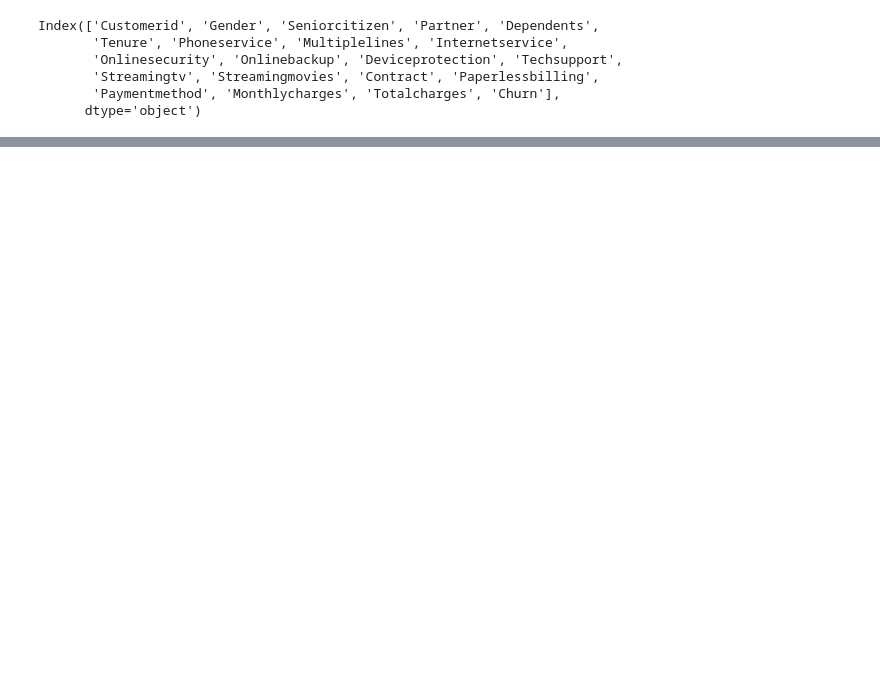
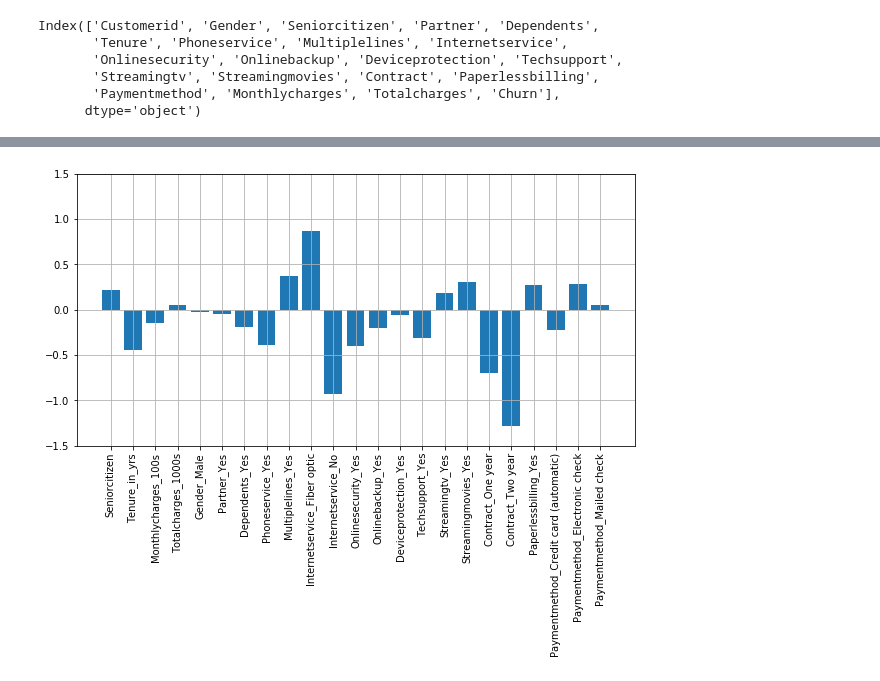
Before and after one commit to KanduriR/Kaggle-Telco-Customer-Churn, a Jupyter notebook: Telcom Churn - Modelling.ipynb, the cells around one changed output, grey strips where cells are left out. Drawn from its saved outputs; the diff is of its cells as text; code cells hidden in the pictures; blank space fills up the shorter version.

```diff
--- a/Telcom Churn - Modelling.ipynb
+++ b/Telcom Churn - Modelling.ipynb
@@ -57,4 +57,4 @@ churn_data['Totalcharges'] = pd.to_numeric(churn_data['Totalcharges'], errors='c
 churn_data['Totalcharges_1000s'] = round(churn_data['Totalcharges']/1000, 2)
 # %%
 #replace 'No Internet Service' and 'No Phone Service'  as No
-churn_data = churn_data.replace{'No phone service':'No', 'No internet service':'No'}
+churn_data = churn_data.replace({'No phone service':'No', 'No internet service':'No'})
@@ -64,7 +84,7 @@ def transform_categorical_data(df, cols, drop_orgnl = True, drop_first=True, con
     Transform categorical data in the columns into dummy data using pandas.
     ----------
     df : Dataframe
-    cols : categorical columns to convert into.
+    cols : categorical columns to be converted into dummy data
     drop_orgnl : Boolean, if set to True drops the original column.
     drop_first : Boolean if True drops one of the dummy column
     convert_ascat : convert columns into categorical.
@@ -89,0 +108,5 @@ churn_data_tf = transform_categorical_data(churn_data)
+# %%
+#taking all the columns except for the customer id
+cat_cols = [col for col in churn_data.columns[1:] if (churn_data[col].dtype.name in ['object','category'])]
+
+churn_data_tf = transform_categorical_data(churn_data, cat_cols)
@@ -89,0 +127,3 @@ churn_data_tf = transform_categorical_data(churn_data)
+# %%
+#let remove Tenure , Monthlycharges and Totalcharges
+churn_data_tf.drop(columns=['Tenure','Monthlycharges','Totalcharges'],inplace=True)
@@ -190,3 +240,14 @@ ValueError: Found input variables with inconsistent numbers of samples: [5, 7043
+# %%
+import matplotlib.pyplot as plt
+
+plt.figure(figsize=(10,5))
+plt.bar(x = X.columns, height=logit.coef_[0])
+plt.xticks(rotation=90)
+plt.ylim(-1.5,1.5)
+plt.grid()
+plt.show()
+# %% [output]
+[figure, added]
 # %%
 knn_model = KNeighborsClassifier(weights='distance')
 knn_model = model_CVsplit_metrics(X,Y, knn_model)
```
Also changed, not shown: parts of 13 cells of this notebook.
